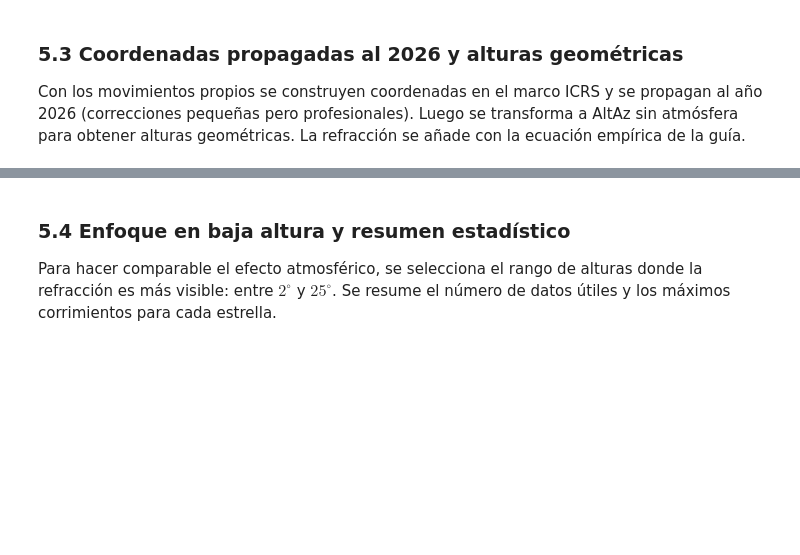
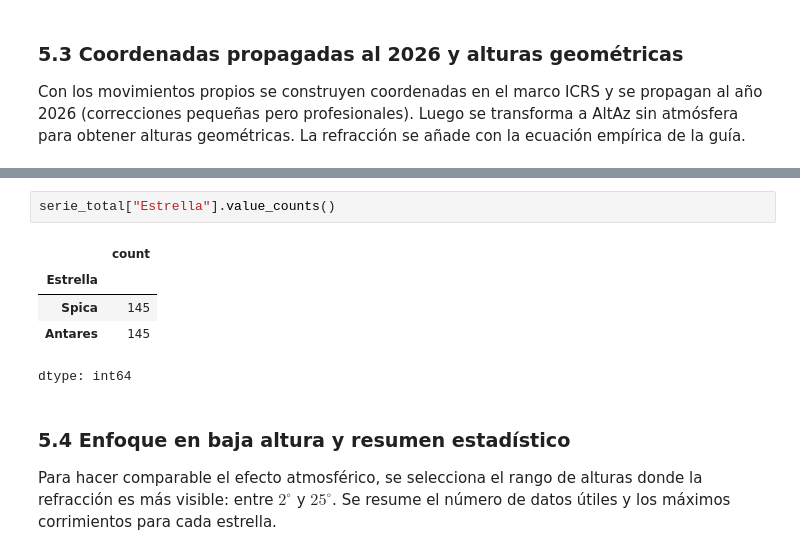
Before and after one commit to Daniel-534/IntroduccionAstronomiaPractica, a Jupyter notebook: RefraccionAtmosferica/RefraccionAtmosferica.ipynb, the cells around one changed output, grey strips where cells are left out. Cells and saved outputs as stored; diff of their text form; blank space fills up the shorter version.

```diff
--- a/RefraccionAtmosferica/RefraccionAtmosferica.ipynb
+++ b/RefraccionAtmosferica/RefraccionAtmosferica.ipynb
@@ -481,3 +475,11 @@ serie_total.head(8)
+# %%
+serie_total["Estrella"].value_counts()
+# %% [output]
+|  | count |
+| Estrella |  |
+| Spica | 145 |
+| Antares | 145 |
+dtype: int64
 # %% [markdown]
 ### 5.4 Enfoque en baja altura y resumen estadístico
 
```
Also changed, not shown: parts of 5 cells of this notebook.
